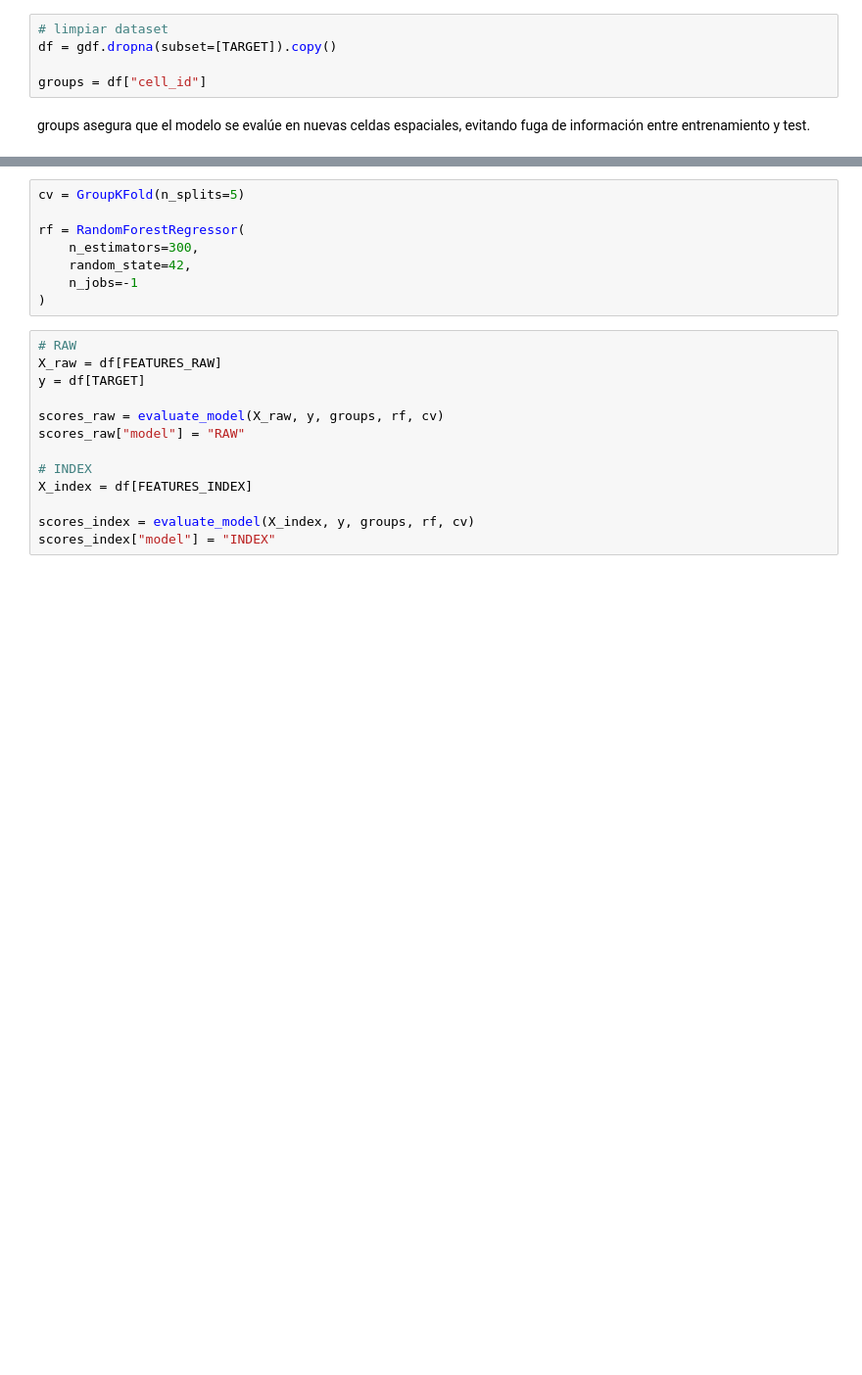
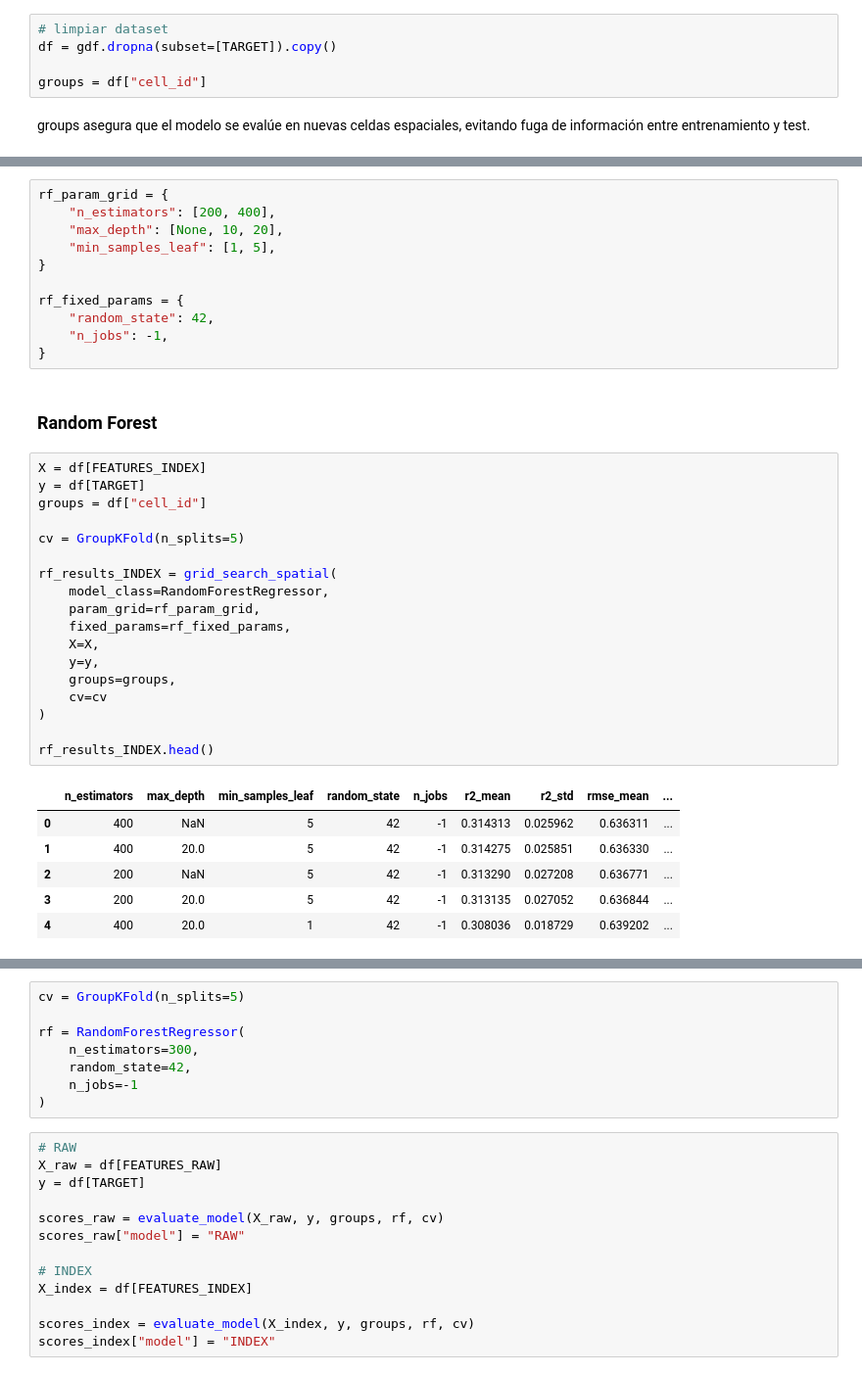
Before and after one commit to 4GeeksAcademy/loreykil_proyecto_final, a Jupyter notebook: Modelado_Grilla.ipynb, the cells around one changed output, grey strips where cells are left out. Shown at 98% size. Drawn from its saved outputs; the diff is of its cells as text; blank space fills up the shorter version.

Commit message:
Modelado grilla terminado, modelos guardados

```diff
--- a/Modelado_Grilla.ipynb
+++ b/Modelado_Grilla.ipynb
@@ -134,0 +197,38 @@ def evaluate_model(X, y, groups, model, cv):
+# %%
+rf_param_grid = {
+    "n_estimators": [200, 400],
+    "max_depth": [None, 10, 20],
+    "min_samples_leaf": [1, 5],
+}
+
+rf_fixed_params = {
+    "random_state": 42,
+    "n_jobs": -1,
+}
+# %% [markdown]
+### Random Forest
+# %%
+X = df[FEATURES_INDEX]
+y = df[TARGET]
+groups = df["cell_id"]
+
+cv = GroupKFold(n_splits=5)
+
+rf_results_INDEX = grid_search_spatial(
+    model_class=RandomForestRegressor,
+    param_grid=rf_param_grid,
+    fixed_params=rf_fixed_params,
+    X=X,
+    y=y,
+    groups=groups,
+    cv=cv
+)
+
+rf_results_INDEX.head()
+# %% [output]
+|  | n_estimators | max_depth | min_samples_leaf | random_state | n_jobs | r2_mean | r2_std | rmse_mean | ... |
+| 0 | 400 | NaN | 5 | 42 | -1 | 0.314313 | 0.025962 | 0.636311 | ... |
+| 1 | 400 | 20.0 | 5 | 42 | -1 | 0.314275 | 0.025851 | 0.636330 | ... |
+| 2 | 200 | NaN | 5 | 42 | -1 | 0.313290 | 0.027208 | 0.636771 | ... |
+| 3 | 200 | 20.0 | 5 | 42 | -1 | 0.313135 | 0.027052 | 0.636844 | ... |
+| 4 | 400 | 20.0 | 1 | 42 | -1 | 0.308036 | 0.018729 | 0.639202 | ... |
```
Also changed, not shown: parts of 46 cells of this notebook, 3 other files.
